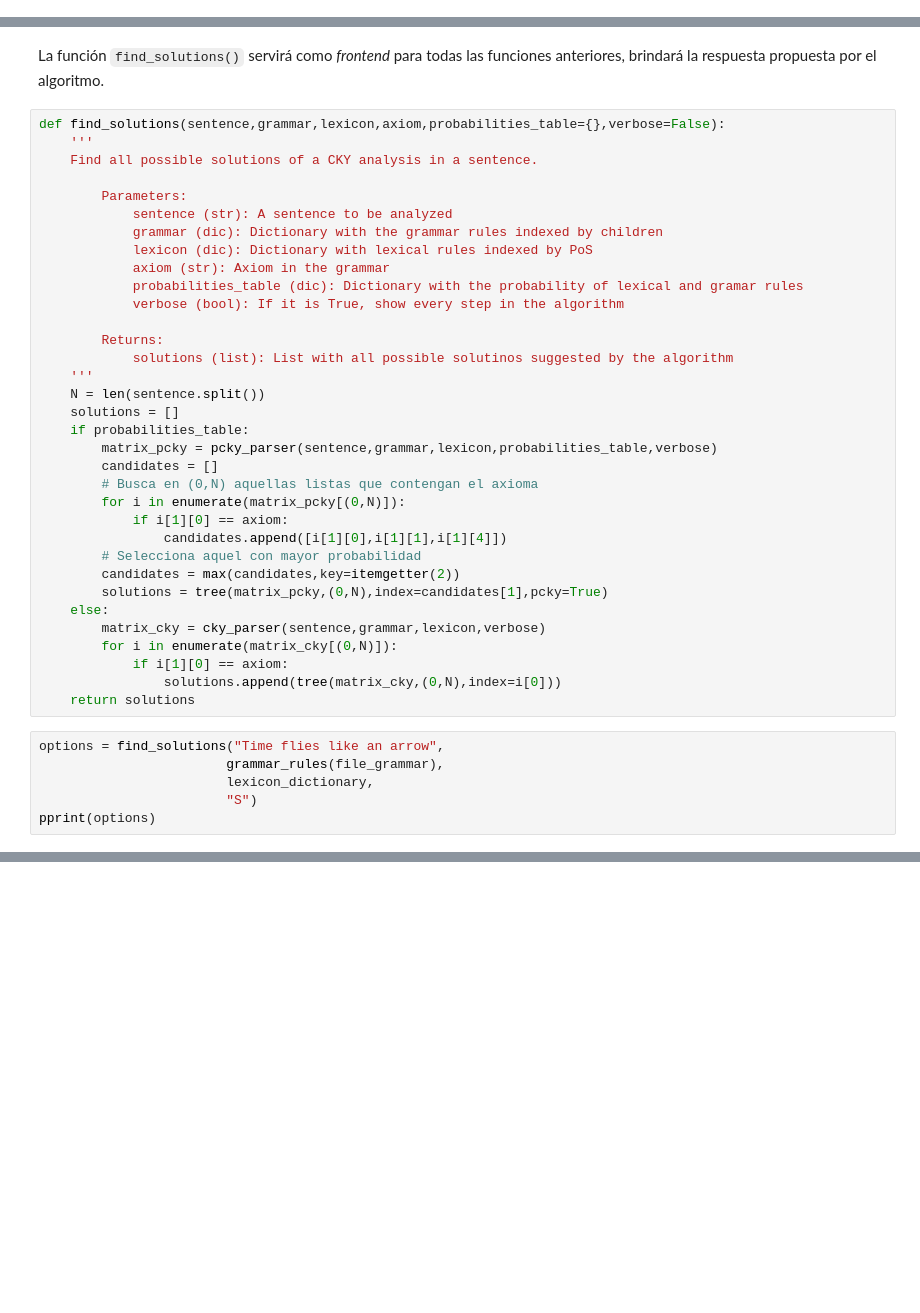
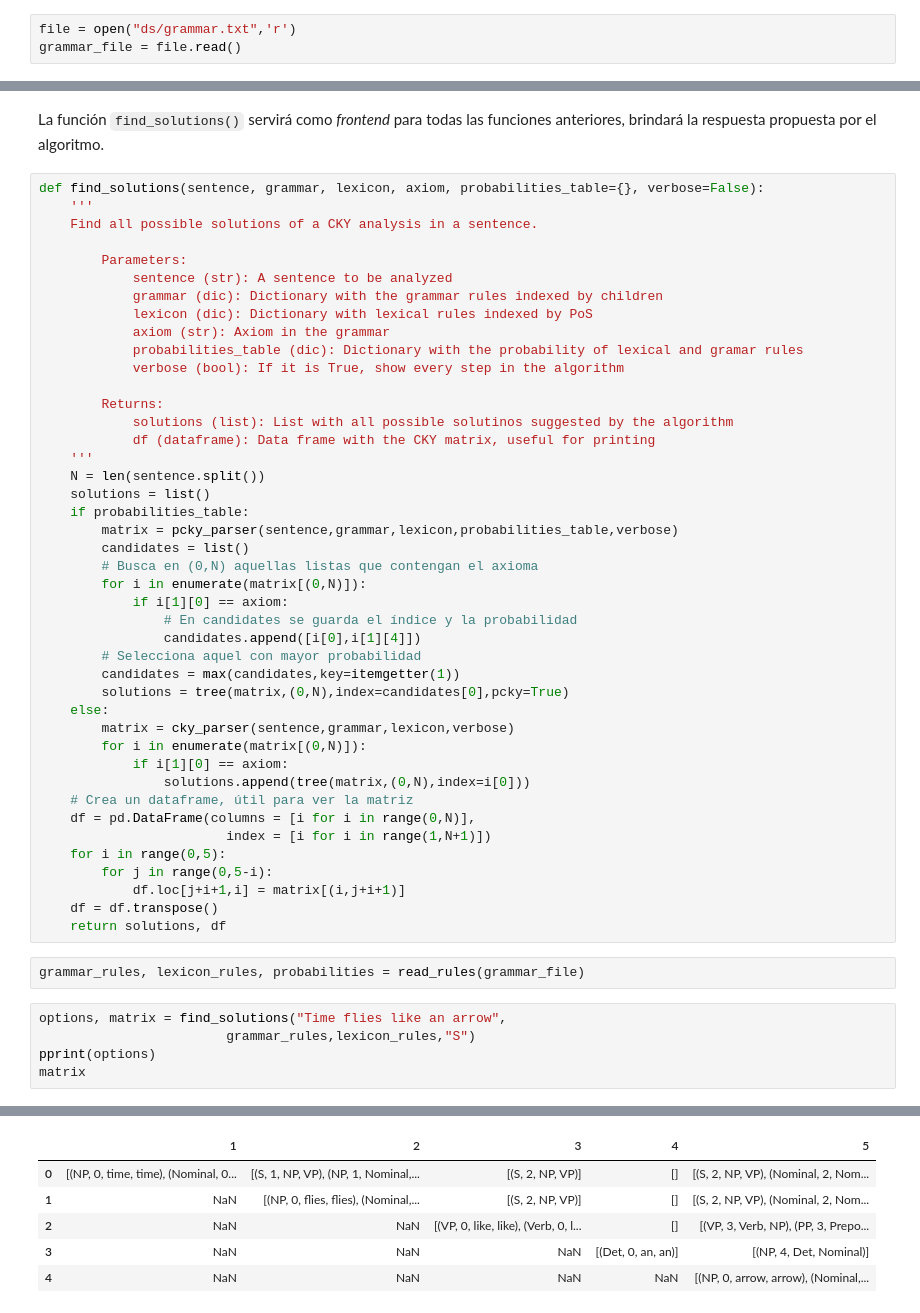
Before and after one commit to genomorro/unir, a Jupyter notebook: Actividad2.ipynb, the cells around one changed output, grey strips where cells are left out. Cells and saved outputs as stored; diff of their text form; blank space fills up the shorter version.

```diff
--- a/Actividad2.ipynb
+++ b/Actividad2.ipynb
@@ -35 +14,4 @@ lexicon_dictionary = {
+# %%
+file = open("ds/grammar.txt",'r')
+grammar_file = file.read()
 # %% [markdown]
@@ -380,7 +347,7 @@ def tree (matrix,cell,parent="S",index=0,pcky=False):
 # %% [markdown]
 La función `find_solutions()` servirá como _frontend_ para todas las funciones anteriores, brindará la respuesta propuesta por el algoritmo.
 # %%
-def find_solutions(sentence,grammar,lexicon,axiom,probabilities_table={},verbose=False):
+def find_solutions(sentence, grammar, lexicon, axiom, probabilities_table={}, verbose=False):
     '''
     Find all possible solutions of a CKY analysis in a sentence.
 
@@ -394,28 +361,39 @@ def find_solutions(sentence,grammar,lexicon,axiom,probabilities_table={},verbose
 
         Returns:
             solutions (list): List with all possible solutinos suggested by the algorithm
+            df (dataframe): Data frame with the CKY matrix, useful for printing
     '''
     N = len(sentence.split())
-    solutions = []
+    solutions = list()
     if probabilities_table:
-        matrix_pcky = pcky_parser(sentence,grammar,lexicon,probabilities_table,verbose)
-        candidates = []
+        matrix = pcky_parser(sentence,grammar,lexicon,probabilities_table,verbose)
+        candidates = list()
         # Busca en (0,N) aquellas listas que contengan el axioma
-        for i in enumerate(matrix_pcky[(0,N)]):
+        for i in enumerate(matrix[(0,N)]):
             if i[1][0] == axiom:
-                candidates.append([i[1][0],i[1][1],i[1][4]])
+                # En candidates se guarda el índice y la probabilidad
+                candidates.append([i[0],i[1][4]])
         # Selecciona aquel con mayor probabilidad
-        candidates = max(candidates,key=itemgetter(2))
-        solutions = tree(matrix_pcky,(0,N),index=candidates[1],pcky=True)
+        candidates = max(candidates,key=itemgetter(1))
+        solutions = tree(matrix,(0,N),index=candidates[0],pcky=True)
     else:
-        matrix_cky = cky_parser(sentence,grammar,lexicon,verbose)
-        for i in enumerate(matrix_cky[(0,N)]):
+        matrix = cky_parser(sentence,grammar,lexicon,verbose)
+        for i in enumerate(matrix[(0,N)]):
             if i[1][0] == axiom:
-                solutions.append(tree(matrix_cky,(0,N),index=i[0]))
-    return solutions
+                solutions.append(tree(matrix,(0,N),index=i[0]))
+    # Crea un dataframe, útil para ver la matriz
+    df = pd.DataFrame(columns = [i for i in range(0,N)],
+                        index = [i for i in range(1,N+1)])
+    for i in range(0,5):
+        for j in range(0,5-i):
+            df.loc[j+i+1,i] = matrix[(i,j+i+1)]
+    df = df.transpose()
+    return solutions, df
+# %%
+grammar_rules, lexicon_rules, probabilities = read_rules(grammar_file)
 # %%
-options = find_solutions("Time flies like an arrow",
-                        grammar_rules(file_grammar),
-                        lexicon_dictionary,
-                        "S")
+options, matrix = find_solutions("Time flies like an arrow",
+                        grammar_rules,lexicon_rules,"S")
 pprint(options)
+matrix
+# %% [output]
@@ -422 +410,7 @@ pprint(options)
+|  | 1 | 2 | 3 | 4 | 5 |
+| 0 | [(NP, 0, time, time), (Nominal, 0... | [(S, 1, NP, VP), (NP, 1, Nominal,... | [(S, 2, NP, VP)] | [] | [(S, 2, NP, VP), (Nominal, 2, Nom... |
+| 1 | NaN | [(NP, 0, flies, flies), (Nominal,... | [(S, 2, NP, VP)] | [] | [(S, 2, NP, VP), (Nominal, 2, Nom... |
+| 2 | NaN | NaN | [(VP, 0, like, like), (Verb, 0, l... | [] | [(VP, 3, Verb, NP), (PP, 3, Prepo... |
+| 3 | NaN | NaN | NaN | [(Det, 0, an, an)] | [(NP, 4, Det, Nominal)] |
+| 4 | NaN | NaN | NaN | NaN | [(NP, 0, arrow, arrow), (Nominal,... |
 # %%
```
Also changed, not shown: parts of 24 cells of this notebook, 1 other file.
